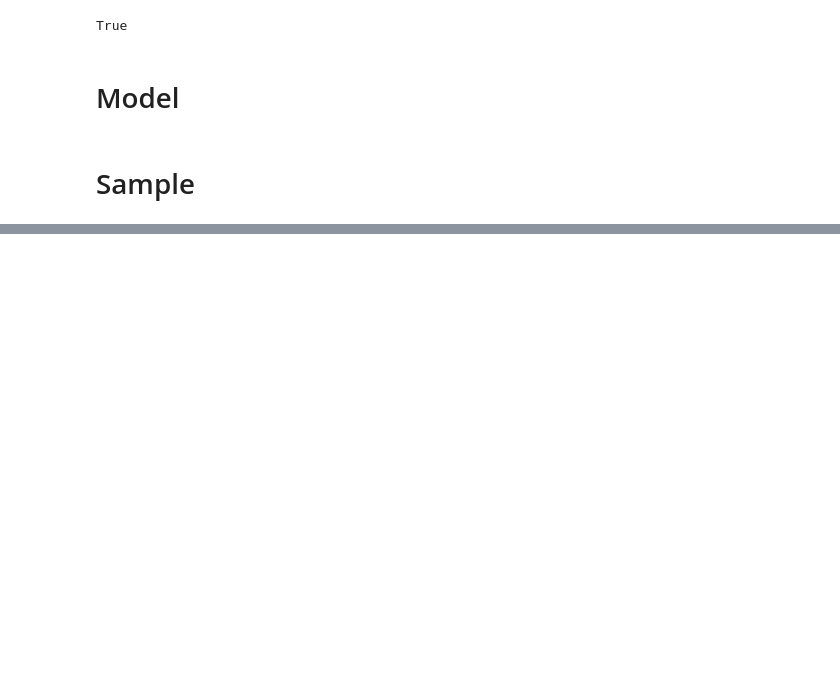
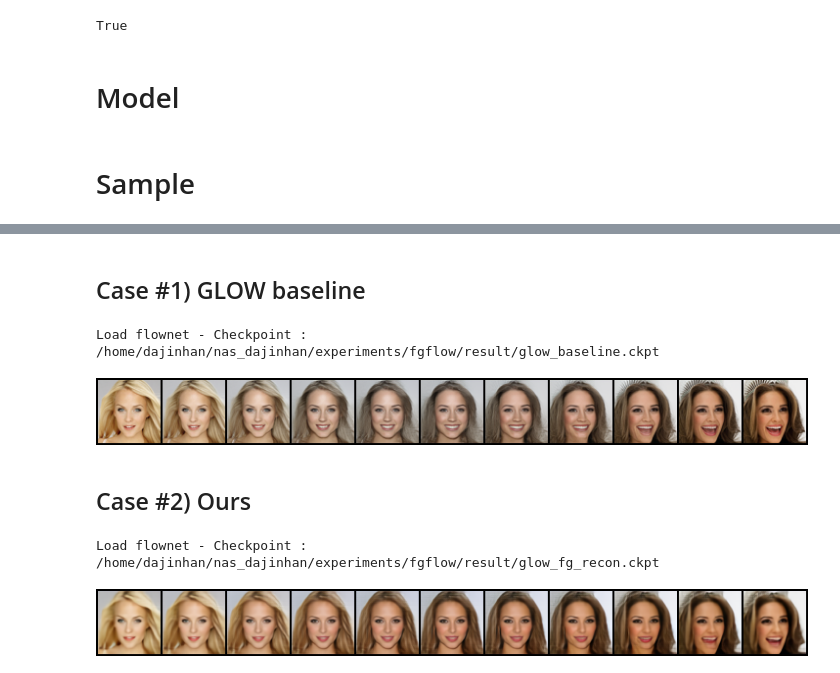
Before and after one commit to dajinstory/feature-guided-flow, a Jupyter notebook: src/demo.ipynb, the cells around one changed output, grey strips where cells are left out. Cells and saved outputs as stored; diff of their text form; code cells hidden in the pictures; blank space fills up the shorter version.

```diff
--- a/src/demo.ipynb
+++ b/src/demo.ipynb
@@ -152,0 +154,26 @@ grid
+# %%
+x1 = ptt(Image.open('/home/dajinhan/nas_dajinhan/datasets/CelebAHQ/resized64x64/00001.png')).reshape(1,3,64,64).cuda()
+x2 = ptt(Image.open('/home/dajinhan/nas_dajinhan/datasets/CelebAHQ/resized64x64/00002.png')).reshape(1,3,64,64).cuda()
+# %% [markdown]
+## Case #1) GLOW baseline
+# %%
+net = load_glow_baseline()
+net = net.cuda()
+# %% [output]
+Load flownet - Checkpoint :  /home/dajinhan/nas_dajinhan/experiments/fgflow/result/glow_baseline.ckpt
+# %%
+z1_final, z1_splits = x_to_z(net, x1)
+z2_final, z2_splits = x_to_z(net, x2)
+# %%
+x_interpolation = sample_interpolate(net, (z1_final, z1_splits), (z2_final, z2_splits))
+# %%
+sample_grid(x_interpolation, 11)
+# %% [output]
+[figure, added]
+# %% [markdown]
+## Case #2) Ours
+# %%
+net = load_glow_fg_recon()
+net = net.cuda()
+# %% [output]
+Load flownet - Checkpoint :  /home/dajinhan/nas_dajinhan/experiments/fgflow/result/glow_fg_recon.ckpt
@@ -152,0 +188,4 @@ grid
+# %%
+sample_grid(x_interpolation, 11)
+# %% [output]
+[figure, added]
```
Also changed, not shown: parts of 11 cells of this notebook, 25 other files.
